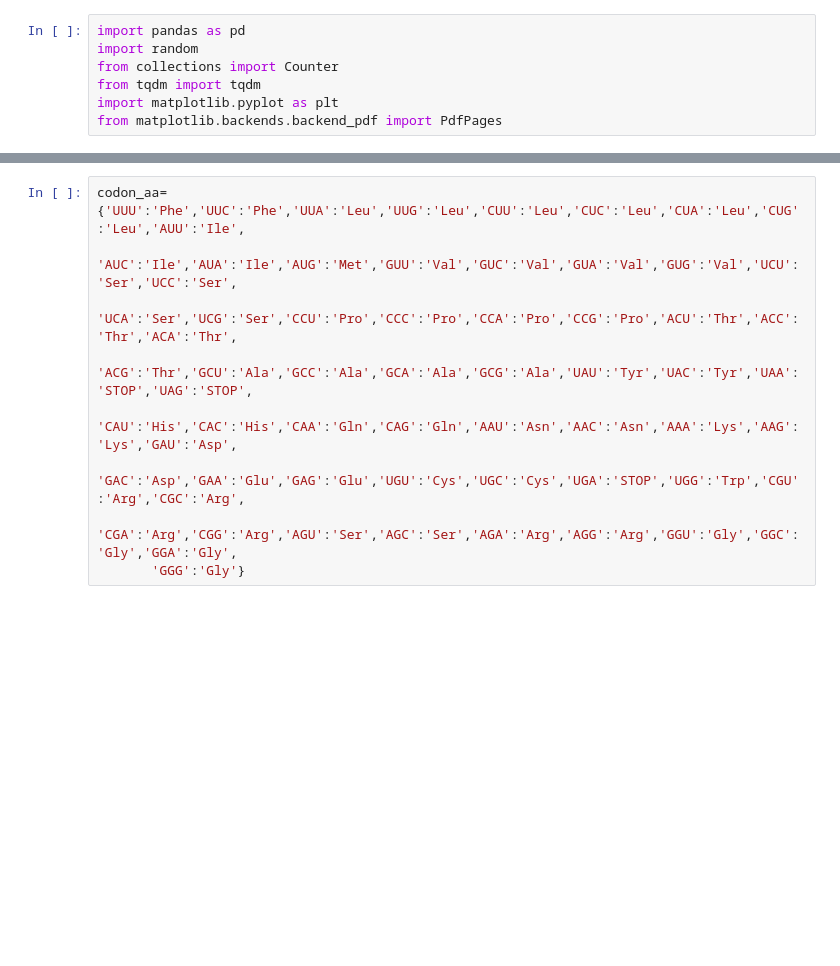
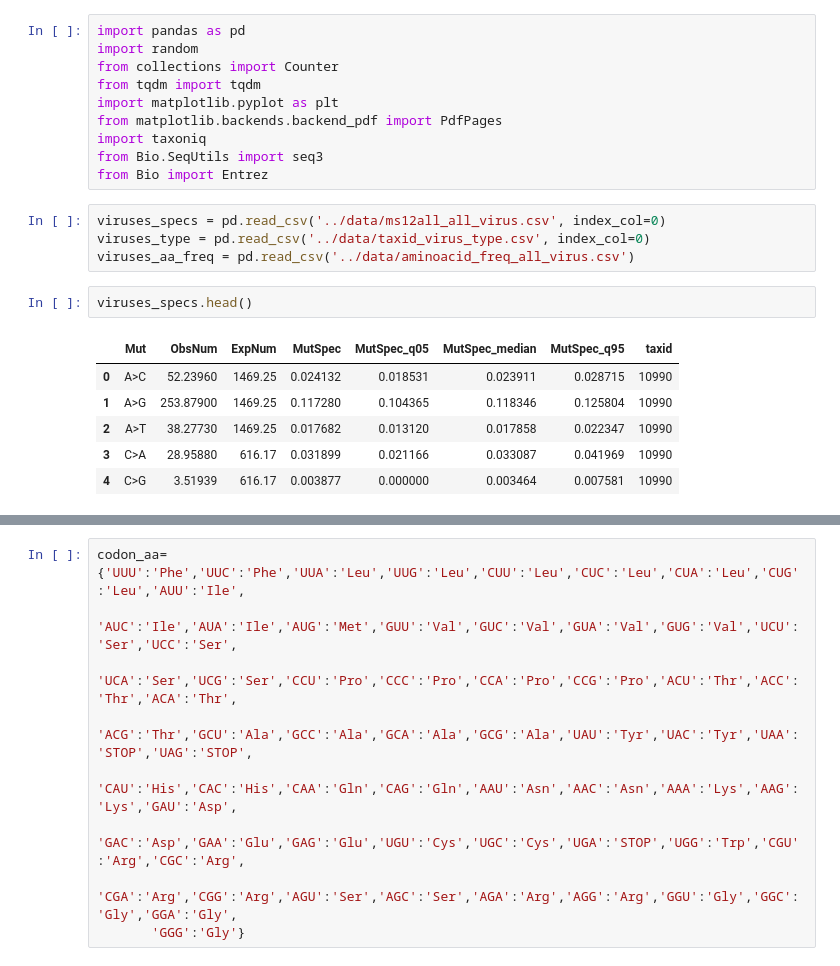
Before and after one commit to VoronkaAlexandr/Sars_Cov_2_MutSpec, a Jupyter notebook: Sars_Cov_2/cod/39_mutate_aa.ipynb, the cells around one changed output, grey strips where cells are left out. Drawn from its saved outputs; the diff is of its cells as text; blank space fills up the shorter version.

```diff
--- a/Sars_Cov_2/cod/39_mutate_aa.ipynb
+++ b/Sars_Cov_2/cod/39_mutate_aa.ipynb
@@ -5,3 +5,19 @@ from collections import Counter
 from tqdm import tqdm
 import matplotlib.pyplot as plt
 from matplotlib.backends.backend_pdf import PdfPages
+import taxoniq
+from Bio.SeqUtils import seq3
+from Bio import Entrez
+# %%
+viruses_specs = pd.read_csv('../data/ms12all_all_virus.csv', index_col=0)
+viruses_type = pd.read_csv('../data/taxid_virus_type.csv', index_col=0)
+viruses_aa_freq = pd.read_csv('../data/aminoacid_freq_all_virus.csv')
+# %%
+viruses_specs.head()
+# %% [output]
+|  | Mut | ObsNum | ExpNum | MutSpec | MutSpec_q05 | MutSpec_median | MutSpec_q95 | taxid |
+| 0 | A>C | 52.23960 | 1469.25 | 0.024132 | 0.018531 | 0.023911 | 0.028715 | 10990 |
+| 1 | A>G | 253.87900 | 1469.25 | 0.117280 | 0.104365 | 0.118346 | 0.125804 | 10990 |
+| 2 | A>T | 38.27730 | 1469.25 | 0.017682 | 0.013120 | 0.017858 | 0.022347 | 10990 |
+| 3 | C>A | 28.95880 | 616.17 | 0.031899 | 0.021166 | 0.033087 | 0.041969 | 10990 |
+| 4 | C>G | 3.51939 | 616.17 | 0.003877 | 0.000000 | 0.003464 | 0.007581 | 10990 |
```
Also changed, not shown: parts of 30 cells of this notebook, 2 other files.
